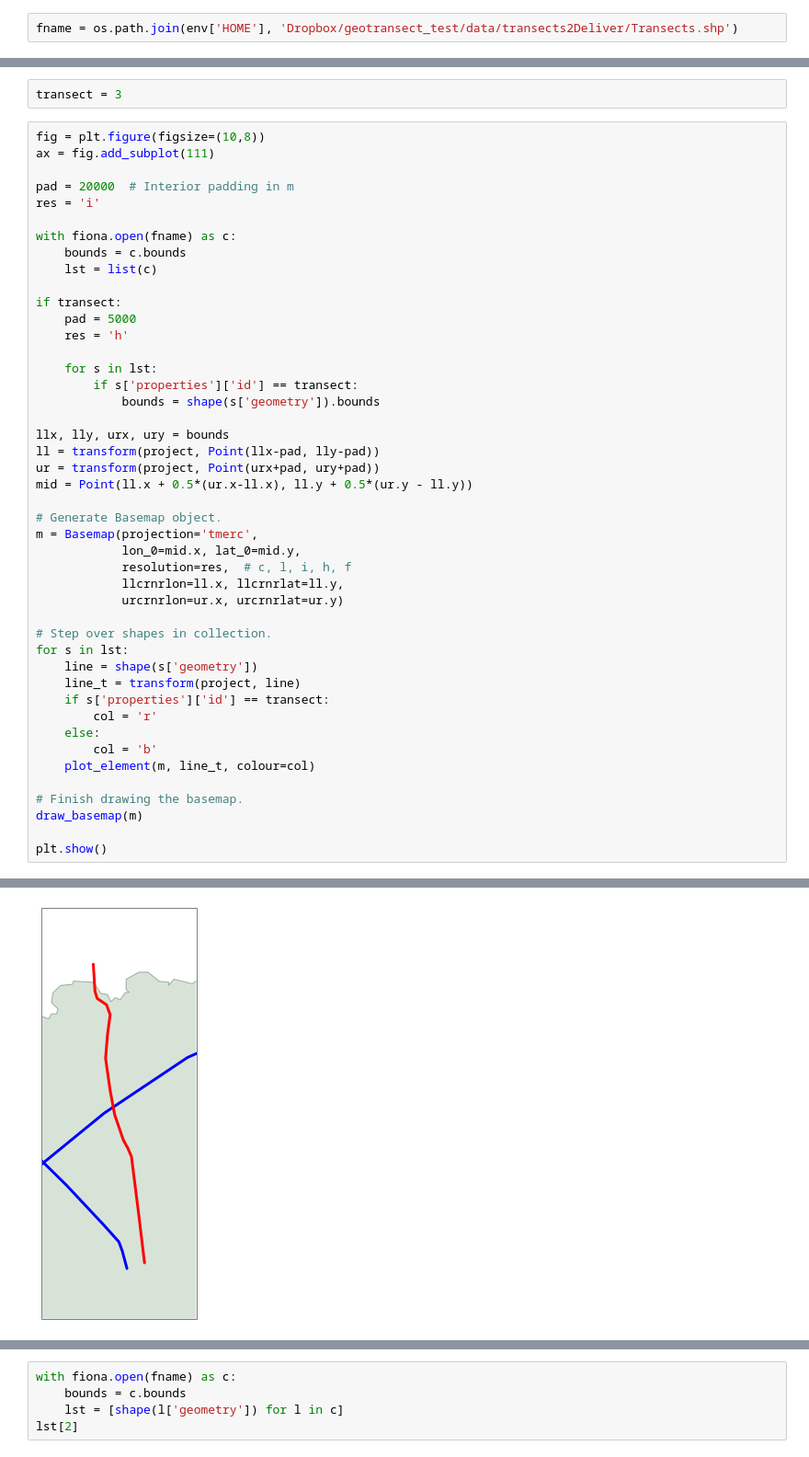
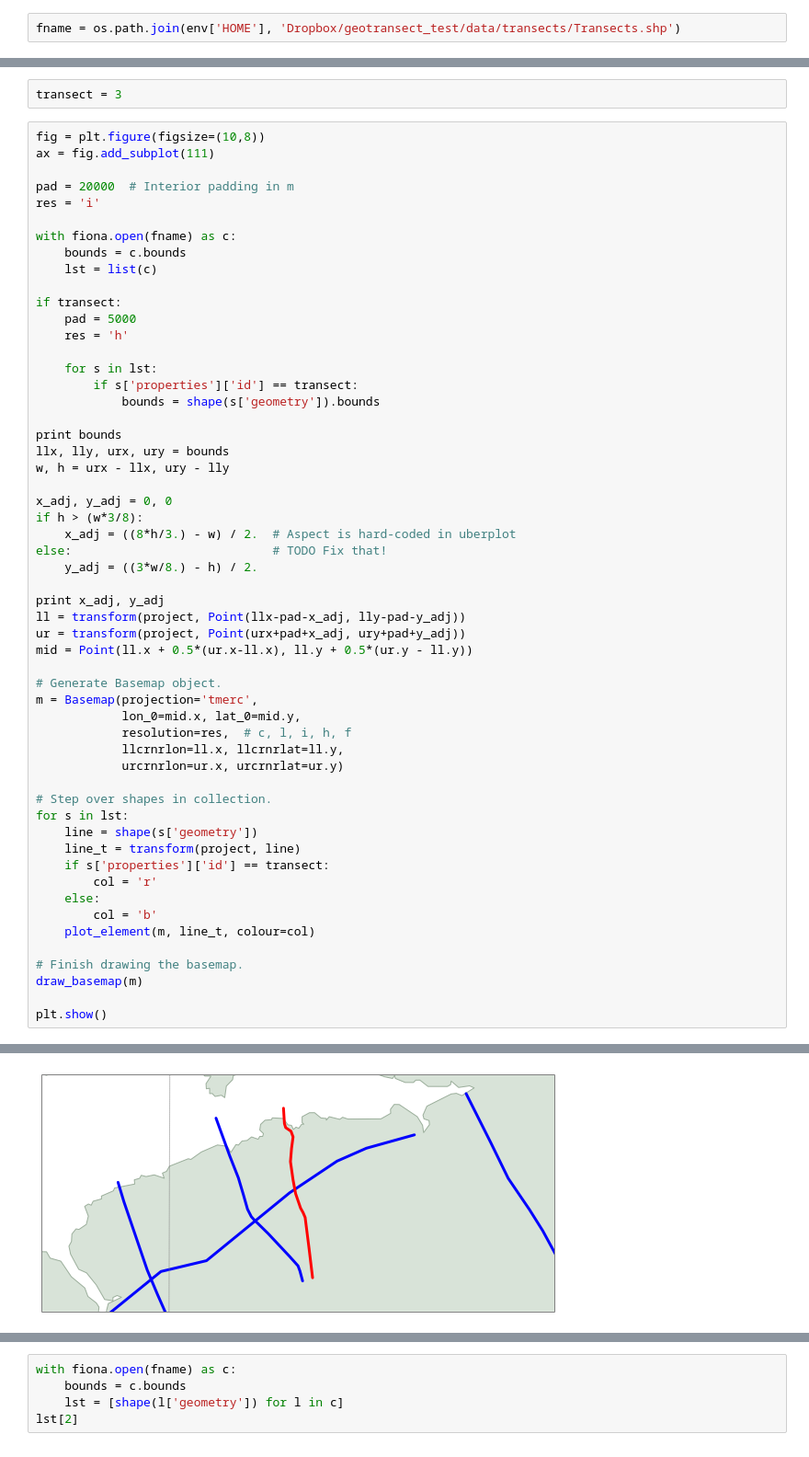
Before and after one commit to agilescientific/geotransect, a Jupyter notebook: notebooks/NS_basemap_inset.ipynb, the cells around one changed output, grey strips where cells are left out. Shown at 92% size. Saved outputs shown, nothing was run; the diff lists cells and outputs as text.

```diff
--- a/notebooks/NS_basemap_inset.ipynb
+++ b/notebooks/NS_basemap_inset.ipynb
@@ -43,7 +43,7 @@ import pyproj as pp
 import os
 env = %env
 # %%
-fname = os.path.join(env['HOME'], 'Dropbox/geotransect_test/data/transects2Deliver/Transects.shp')
+fname = os.path.join(env['HOME'], 'Dropbox/geotransect_test/data/transects/Transects.shp')
 # %%
 ll_nad83 = pp.Proj("+proj=longlat +ellps=GRS80 +datum=NAD83 +no_defs")
 utm_nad83 = pp.Proj("+init=EPSG:26920")
@@ -163,9 +209,19 @@ if transect:
         if s['properties']['id'] == transect:
             bounds = shape(s['geometry']).bounds
 
+print bounds
 llx, lly, urx, ury = bounds
-ll = transform(project, Point(llx-pad, lly-pad))
-ur = transform(project, Point(urx+pad, ury+pad))
+w, h = urx - llx, ury - lly
+
+x_adj, y_adj = 0, 0
+if h > (w*3/8):
+    x_adj = ((8*h/3.) - w) / 2.  # Aspect is hard-coded in uberplot
+else:                            # TODO Fix that!
+    y_adj = ((3*w/8.) - h) / 2.
+
+print x_adj, y_adj
+ll = transform(project, Point(llx-pad-x_adj, lly-pad-y_adj))
+ur = transform(project, Point(urx+pad+x_adj, ury+pad+y_adj))
 mid = Point(ll.x + 0.5*(ur.x-ll.x), ll.y + 0.5*(ur.y - ll.y))
 
 # Generate Basemap object.
@@ -193 +251 @@ plt.show()
-[figure, old version]
+[figure, new version]
```
Also changed, not shown: parts of 10 cells of this notebook, 4 other files.
